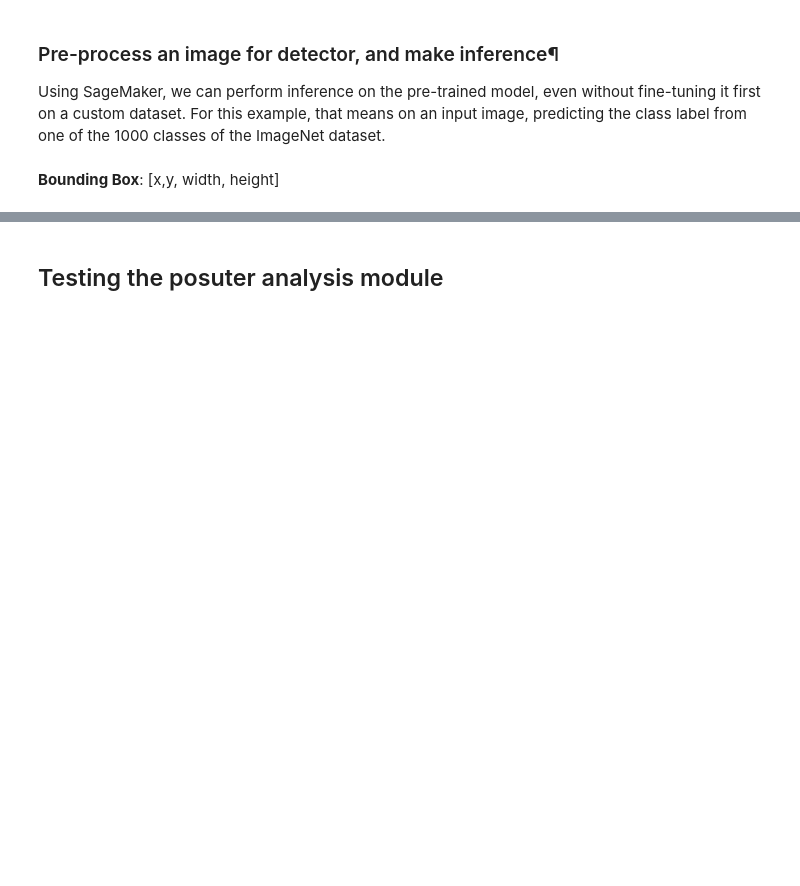
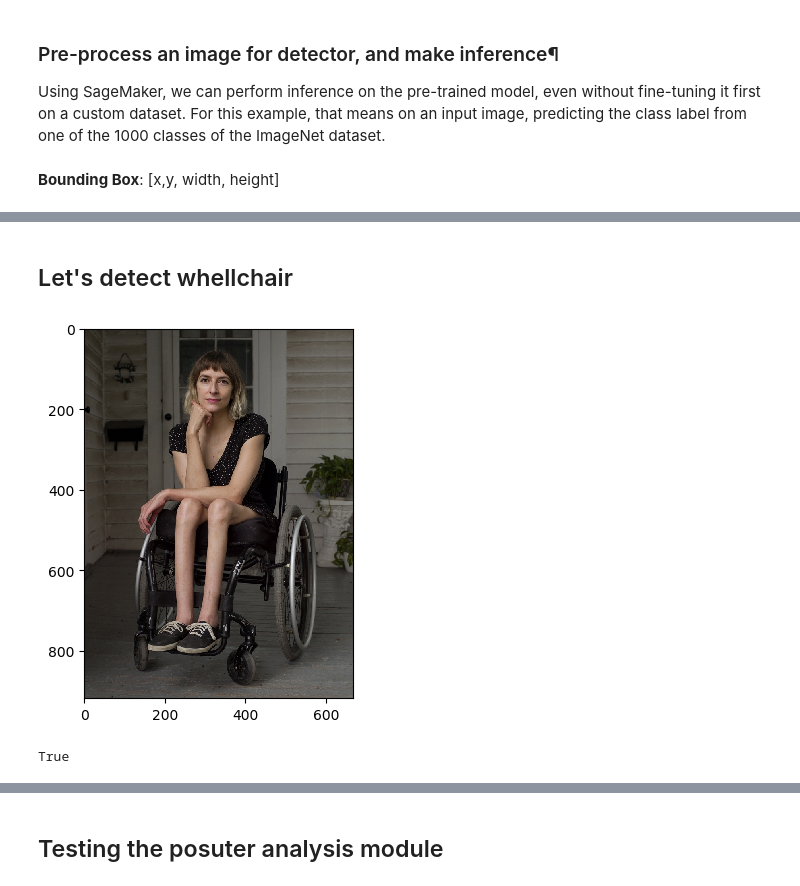
Before and after one commit to gozburak/yogi-robot-cv-sagemaker, a Jupyter notebook: posture_analysis_tester.ipynb, the cells around one changed output, grey strips where cells are left out. Cells and saved outputs as stored; diff of their text form; code cells hidden in the pictures; blank space fills up the shorter version.

Commit message:
Wheelchair detector added

```diff
--- a/posture_analysis_tester.ipynb
+++ b/posture_analysis_tester.ipynb
@@ -129,0 +129,2 @@ plt.show(ax)
+# %% [markdown]
+## Let's detect whellchair
@@ -129,0 +134,7 @@ plt.show(ax)
+# %%
+frame_chair = mpimg.imread('wheelchair6.jpg')
+%matplotlib inline
+plt.imshow(frame_chair)
+plt.show()
+# %% [output]
+[figure, added]
@@ -129,0 +153,4 @@ plt.show(ax)
+# %%
+find_wheelchair(chair_detector,x_chair, img_chair)
+# %% [output]
+True
```
Also changed, not shown: parts of 8 cells of this notebook, 1 other file.
